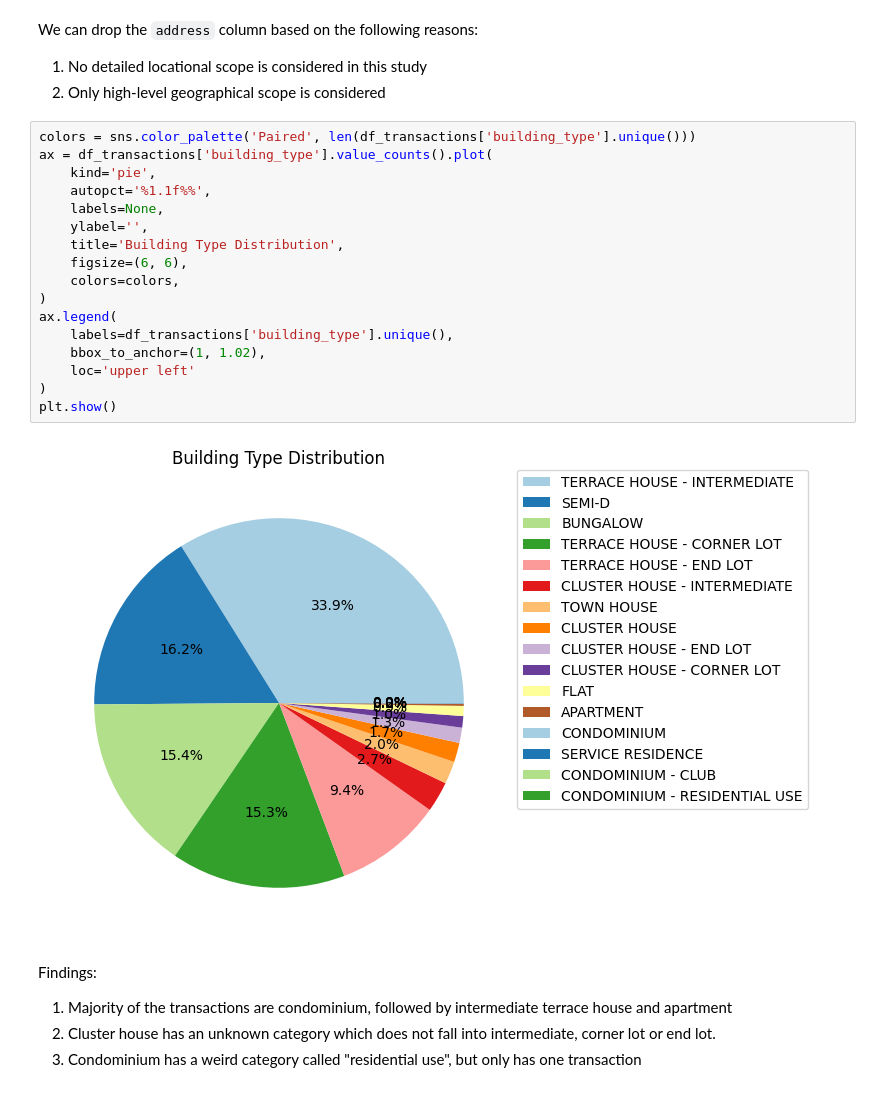
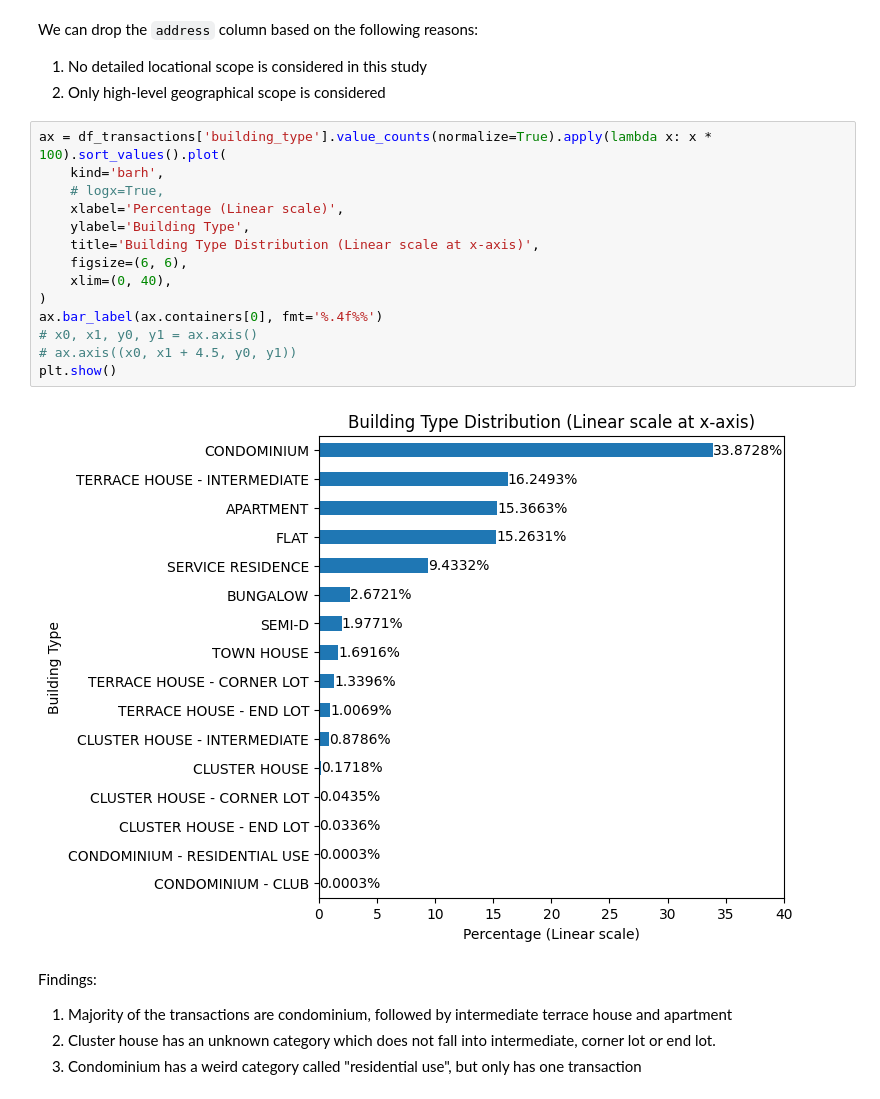
Before and after one commit to yuenherny/kl-house-price-forecasting, a Jupyter notebook: notebooks/02 - Data Exploration.ipynb, the cells around one changed output. Saved outputs shown, nothing was run; the diff lists cells and outputs as text.

```diff
--- a/notebooks/02 - Data Exploration.ipynb
+++ b/notebooks/02 - Data Exploration.ipynb
@@ -101,25 +105,22 @@ plt.show()
 We can drop the `address` column based on the following reasons:
 1. No detailed locational scope is considered in this study
 2. Only high-level geographical scope is considered
-# %%
-colors = sns.color_palette('Paired', len(df_transactions['building_type'].unique()))
-ax = df_transactions['building_type'].value_counts().plot(
-    kind='pie',
-    autopct='%1.1f%%',
-    labels=None,
-    ylabel='',
-    title='Building Type Distribution',
-    figsize=(6, 6),
-    colors=colors,
-)
-ax.legend(
-    labels=df_transactions['building_type'].unique(),
-    bbox_to_anchor=(1, 1.02),
-    loc='upper left'
-)
-plt.show()
-# %% [output]
-[figure, removed]
+# %%
+ax = df_transactions['building_type'].value_counts(normalize=True).apply(lambda x: x * 100).sort_values().plot(
+    kind='barh',
+    # logx=True,
+    xlabel='Percentage (Linear scale)',
+    ylabel='Building Type',
+    title='Building Type Distribution (Linear scale at x-axis)',
+    figsize=(6, 6),
+    xlim=(0, 40),
+)
+ax.bar_label(ax.containers[0], fmt='%.4f%%')
+# x0, x1, y0, y1 = ax.axis()
+# ax.axis((x0, x1 + 4.5, y0, y1))
+plt.show()
+# %% [output]
+[figure, added]
 # %% [markdown]
 Findings:
 1. Majority of the transactions are condominium, followed by intermediate terrace house and apartment
```
Also changed, not shown: parts of 4 cells of this notebook.
